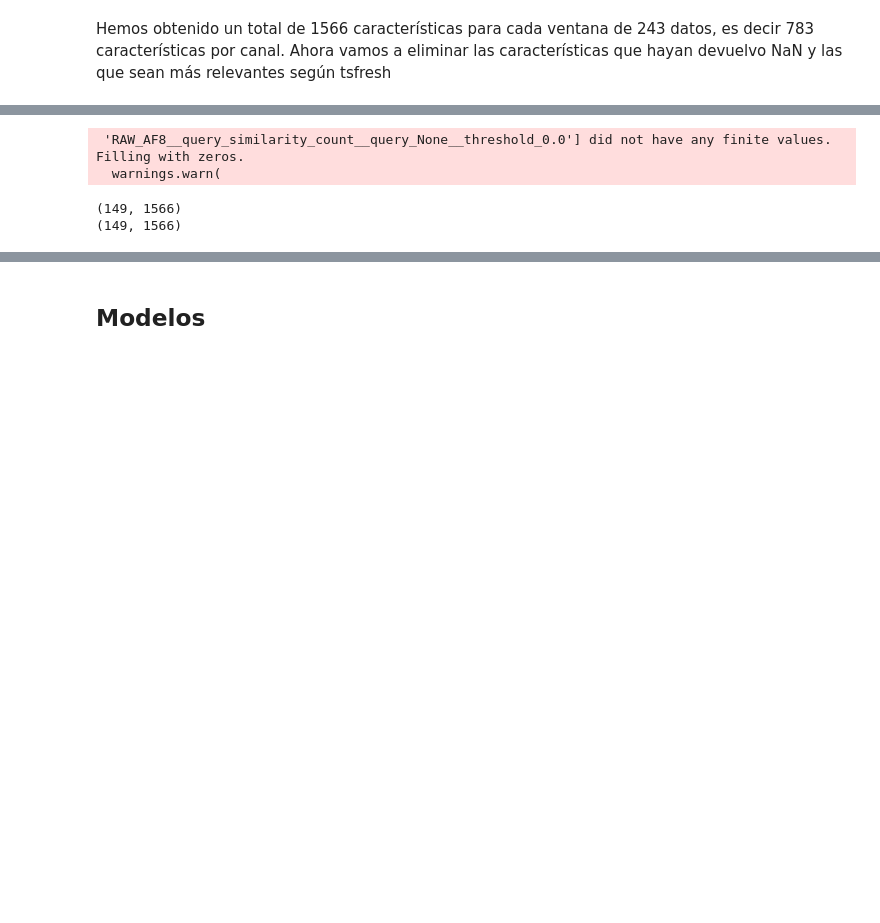
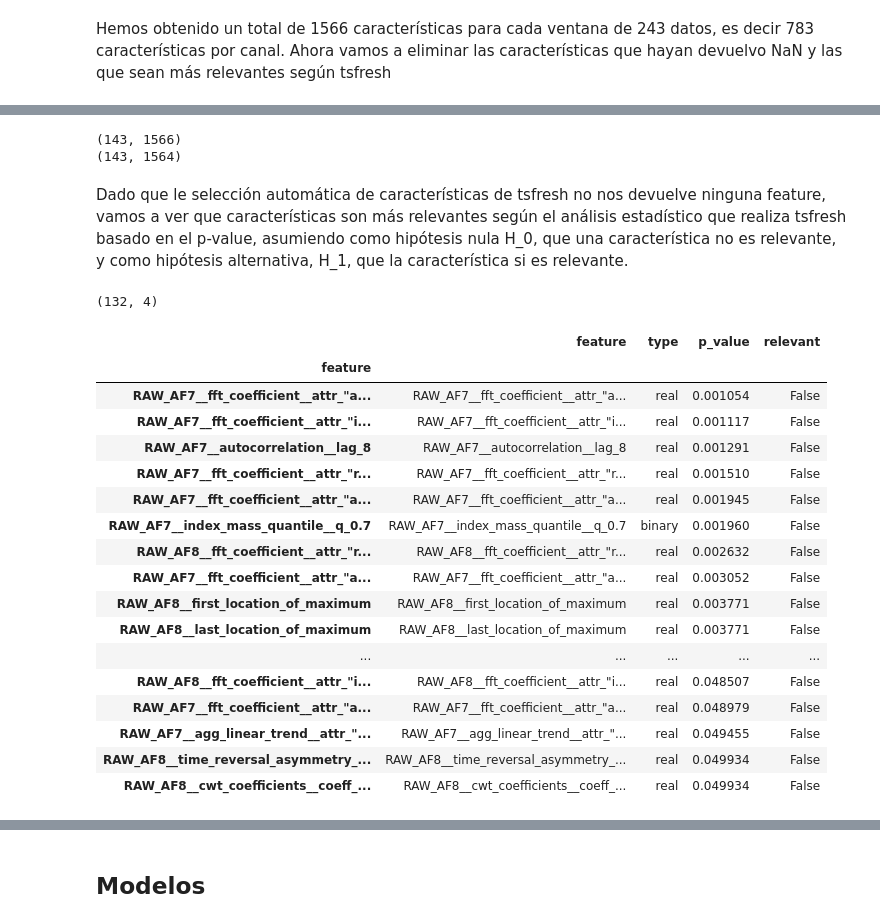
Before and after one commit to ismeh/tfg, a Jupyter notebook: codigo/tfg.ipynb, the cells around one changed output, grey strips where cells are left out. Saved outputs shown, nothing was run; the diff lists cells and outputs as text; code cells hidden in the pictures; blank space fills up the shorter version.

```diff
--- a/codigo/tfg.ipynb
+++ b/codigo/tfg.ipynb
@@ -696,9 +710,8 @@ features.head()
 # %%
-
-
 print(features.shape)
 # Eliminar NaN
-impute(features)
+# impute(features)
+features.dropna(inplace= True, axis=1)
 print(features.shape)
 
 #tecla pulsada
@@ -708,7 +721,37 @@ print(features.shape)
 
 # features_filtered.shape
 # %% [output]
- 'RAW_AF8__query_similarity_count__query_None__threshold_0.0'] did not have any finite values. Filling with zeros.
-  warnings.warn(
+(143, 1566)
+(143, 1564)
-(149, 1566)
-(149, 1566)
+# %% [markdown]
+Dado que le selección automática de características de tsfresh no nos devuelve ninguna feature, vamos a ver que características son más relevantes según el análisis estadístico que realiza tsfresh basado en el p-value, asumiendo como hipótesis nula H_0, que una característica no es relevante, y como hipótesis alternativa, H_1, que la característica si es relevante.
+# %%
+from tsfresh.feature_selection.relevance import calculate_relevance_table
+rl = calculate_relevance_table(features, y_ventanas, ml_task="classification")
+# %%
+# p_value_100_features = (rl.head(100))
+p_value_005significance_features = (rl[rl['p_value'] <= 0.05])
+# %%
+# p_value_100_features
+print(p_value_005significance_features.shape)
+p_value_005significance_features
+# %% [output]
+(132, 4)
+|  | feature | type | p_value | relevant |
+| feature |  |  |  |  |
+| RAW_AF7__fft_coefficient__attr_"a... | RAW_AF7__fft_coefficient__attr_"a... | real | 0.001054 | False |
+| RAW_AF7__fft_coefficient__attr_"i... | RAW_AF7__fft_coefficient__attr_"i... | real | 0.001117 | False |
+| RAW_AF7__autocorrelation__lag_8 | RAW_AF7__autocorrelation__lag_8 | real | 0.001291 | False |
+| RAW_AF7__fft_coefficient__attr_"r... | RAW_AF7__fft_coefficient__attr_"r... | real | 0.001510 | False |
+| RAW_AF7__fft_coefficient__attr_"a... | RAW_AF7__fft_coefficient__attr_"a... | real | 0.001945 | False |
+| RAW_AF7__index_mass_quantile__q_0.7 | RAW_AF7__index_mass_quantile__q_0.7 | binary | 0.001960 | False |
+| RAW_AF8__fft_coefficient__attr_"r... | RAW_AF8__fft_coefficient__attr_"r... | real | 0.002632 | False |
+| RAW_AF7__fft_coefficient__attr_"a... | RAW_AF7__fft_coefficient__attr_"a... | real | 0.003052 | False |
+| RAW_AF8__first_location_of_maximum | RAW_AF8__first_location_of_maximum | real | 0.003771 | False |
+| RAW_AF8__last_location_of_maximum | RAW_AF8__last_location_of_maximum | real | 0.003771 | False |
+| ... | ... | ... | ... | ... |
+| RAW_AF8__fft_coefficient__attr_"i... | RAW_AF8__fft_coefficient__attr_"i... | real | 0.048507 | False |
+| RAW_AF7__fft_coefficient__attr_"a... | RAW_AF7__fft_coefficient__attr_"a... | real | 0.048979 | False |
+| RAW_AF7__agg_linear_trend__attr_"... | RAW_AF7__agg_linear_trend__attr_"... | real | 0.049455 | False |
+| RAW_AF8__time_reversal_asymmetry_... | RAW_AF8__time_reversal_asymmetry_... | real | 0.049934 | False |
+| RAW_AF8__cwt_coefficients__coeff_... | RAW_AF8__cwt_coefficients__coeff_... | real | 0.049934 | False |
```
Also changed, not shown: parts of 18 cells of this notebook.
